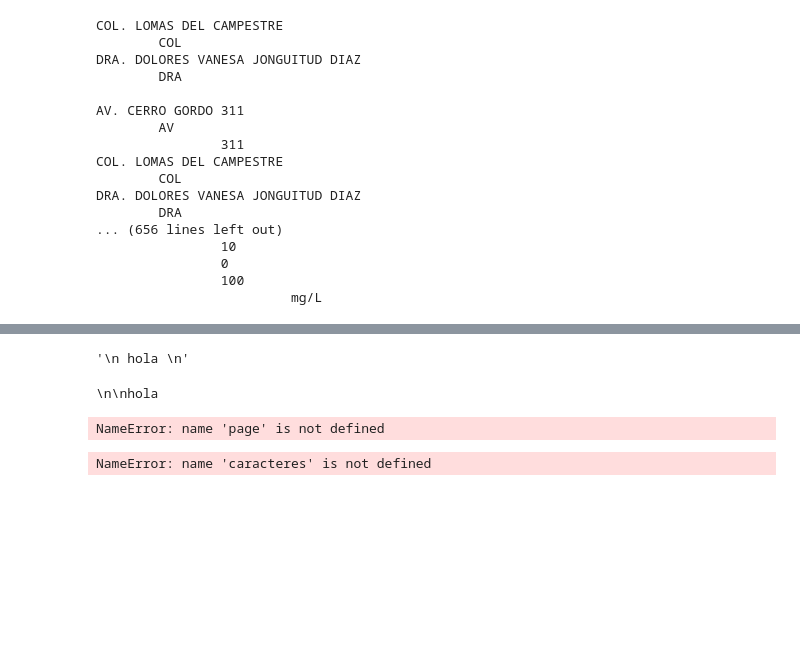
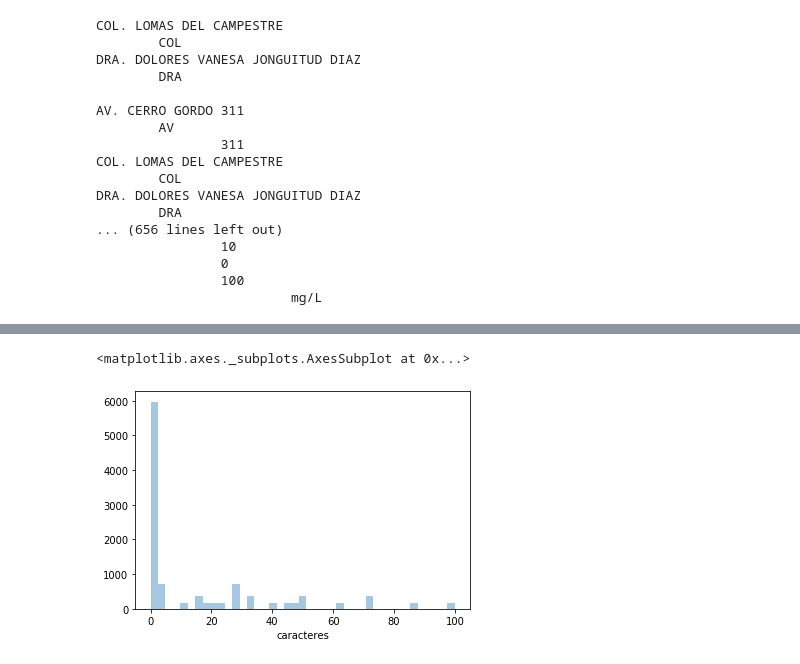
Before and after one commit to Pagutri/FinalDeImagenes, a Jupyter notebook: Scan_pdfs.ipynb, the cells around one changed output, grey strips where cells are left out. Saved outputs shown, nothing was run; the diff lists cells and outputs as text; code cells hidden in the pictures; blank space fills up the shorter version.

Commit message:
:fire: found some name problems.
zapping old code snippets.

```diff
--- a/Scan_pdfs.ipynb
+++ b/Scan_pdfs.ipynb
@@ -550,11 +535,0 @@ ARANDA DE LA PARRA DIR. (477) 719-71-02 CONM. 719-71-00 EXT. 143 Y 145 TEL/FAX:
-# %%
-"""
-for line in foo_lines:
-    for i in regex.finditer(r"^([A-Z\s]|[A-Z]\.?)+?(?=(\..+))", line): # FIND lines starting with Caps
-        print(i.string)
-        print('\t',i.group())
-        for j in regex.finditer(r"(\d+\.\d+|\d+)", i.string): # find groups of numbers
-            print(2*'\t',j.group())
-        for k in regex.finditer(r"(?<=(\d+\.\d+|\d+))\D[^\d]+?(?=\s)", i.string):
-            print(3*'\t',k.group())
-"""
@@ -586,8 +548,0 @@ x = "\n hola \n"
-# %%
-r"{}".format(x)
-# %% [output]
-'\n hola \n'
-# %%
-print(r'\n\nhola')
-# %% [output]
-\n\nhola
@@ -604,12 +556,11 @@ caracteres_por_linea = pd.core.series.Series(
     ],
     name='caracteres'
 )
-# %% [output]
-NameError: name 'page' is not defined
 # %%
-sns.distplot(caracteres)
+sns.distplot(caracteres_por_linea, kde=False)
 # %% [output]
-NameError: name 'caracteres' is not defined
+<matplotlib.axes._subplots.AxesSubplot at 0x...>
+[figure, added]
 # %%
 pool.close()
 pool.terminate()
```
Also changed, not shown: parts of 7 cells of this notebook, 2 other files.
